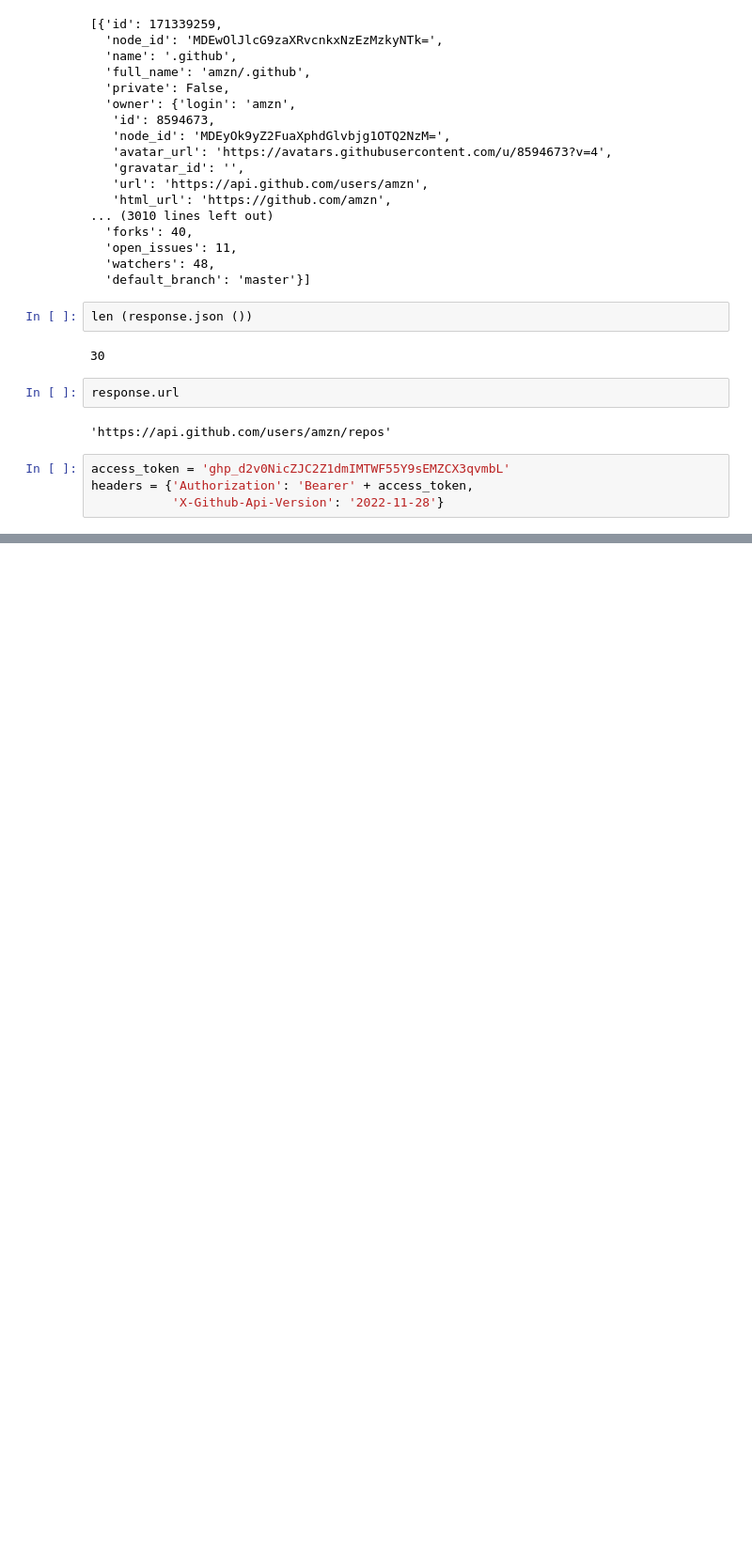
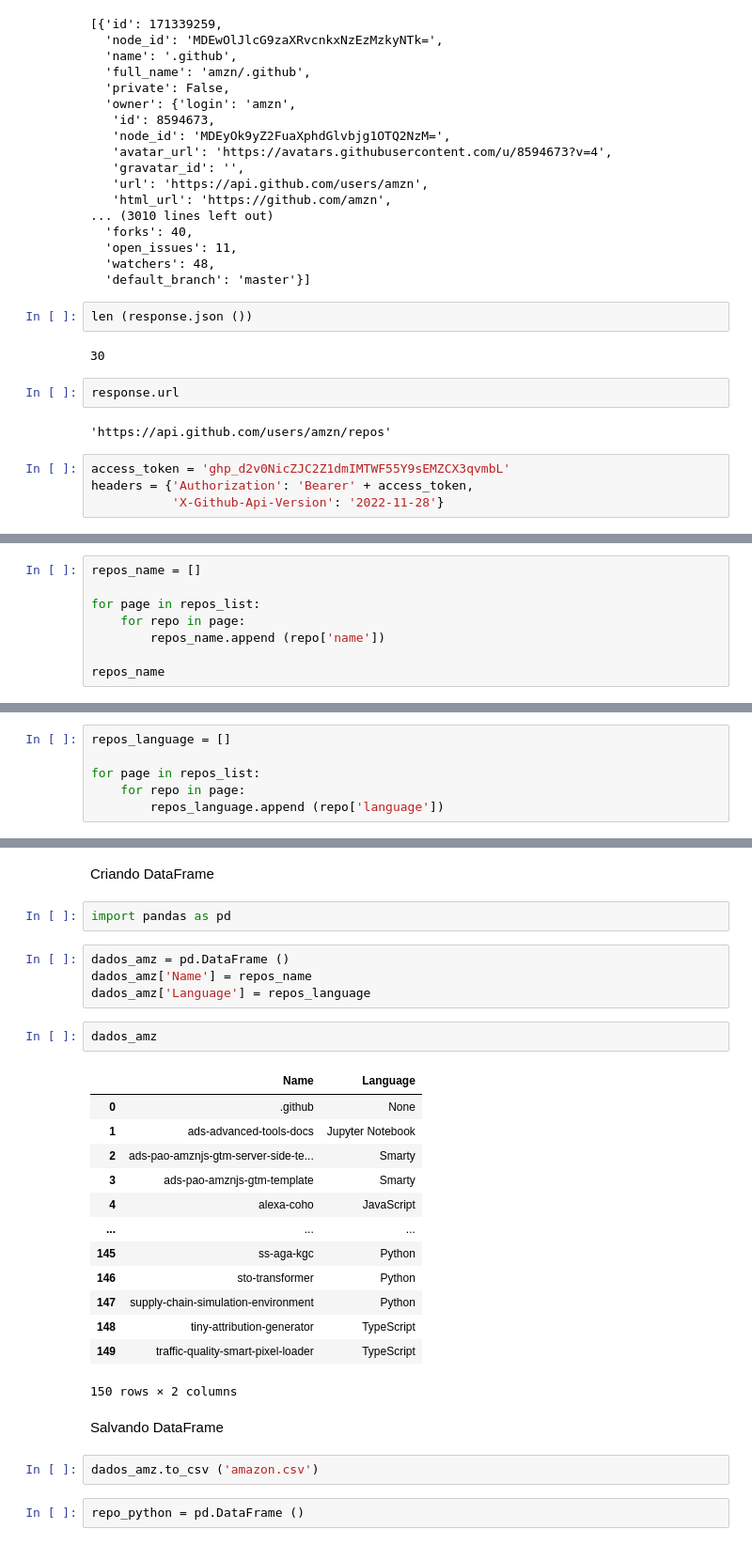
Before and after one commit to GaiasRaphael/Alura, a Jupyter notebook: projeto_requests/linguagens_repos.ipynb, the cells around one changed output, grey strips where cells are left out. Shown: that part at 94% size. Drawn from its saved outputs; the diff is of its cells as text; blank space fills up the shorter version.

Commit message:
Feita a extração dos dados

```diff
--- a/projeto_requests/linguagens_repos.ipynb
+++ b/projeto_requests/linguagens_repos.ipynb
@@ -135,0 +178,8 @@ headers = {'Authorization': 'Bearer' + access_token,
+# %%
+repos_name = []
+
+for page in repos_list:
+    for repo in page:
+        repos_name.append (repo['name'])
+
+repos_name
@@ -135,0 +212,6 @@ headers = {'Authorization': 'Bearer' + access_token,
+# %%
+repos_language = []
+
+for page in repos_list:
+    for repo in page:
+        repos_language.append (repo['language'])
@@ -135,0 +238,30 @@ headers = {'Authorization': 'Bearer' + access_token,
+# %% [markdown]
+Criando DataFrame
+# %%
+import pandas as pd
+# %%
+dados_amz = pd.DataFrame ()
+dados_amz['Name'] = repos_name
+dados_amz['Language'] = repos_language
+# %%
+dados_amz
+# %% [output]
+|  | Name | Language |
+| 0 | .github | None |
+| 1 | ads-advanced-tools-docs | Jupyter Notebook |
+| 2 | ads-pao-amznjs-gtm-server-side-te... | Smarty |
+| 3 | ads-pao-amznjs-gtm-template | Smarty |
+| 4 | alexa-coho | JavaScript |
+| ... | ... | ... |
+| 145 | ss-aga-kgc | Python |
+| 146 | sto-transformer | Python |
+| 147 | supply-chain-simulation-environment | Python |
+| 148 | tiny-attribution-generator | TypeScript |
+| 149 | traffic-quality-smart-pixel-loader | TypeScript |
+150 rows × 2 columns
+# %% [markdown]
+Salvando DataFrame
+# %%
+dados_amz.to_csv ('amazon.csv')
+# %%
+repo_python = pd.DataFrame ()
```
Also changed, not shown: parts of 12 cells of this notebook, 1 other file.
